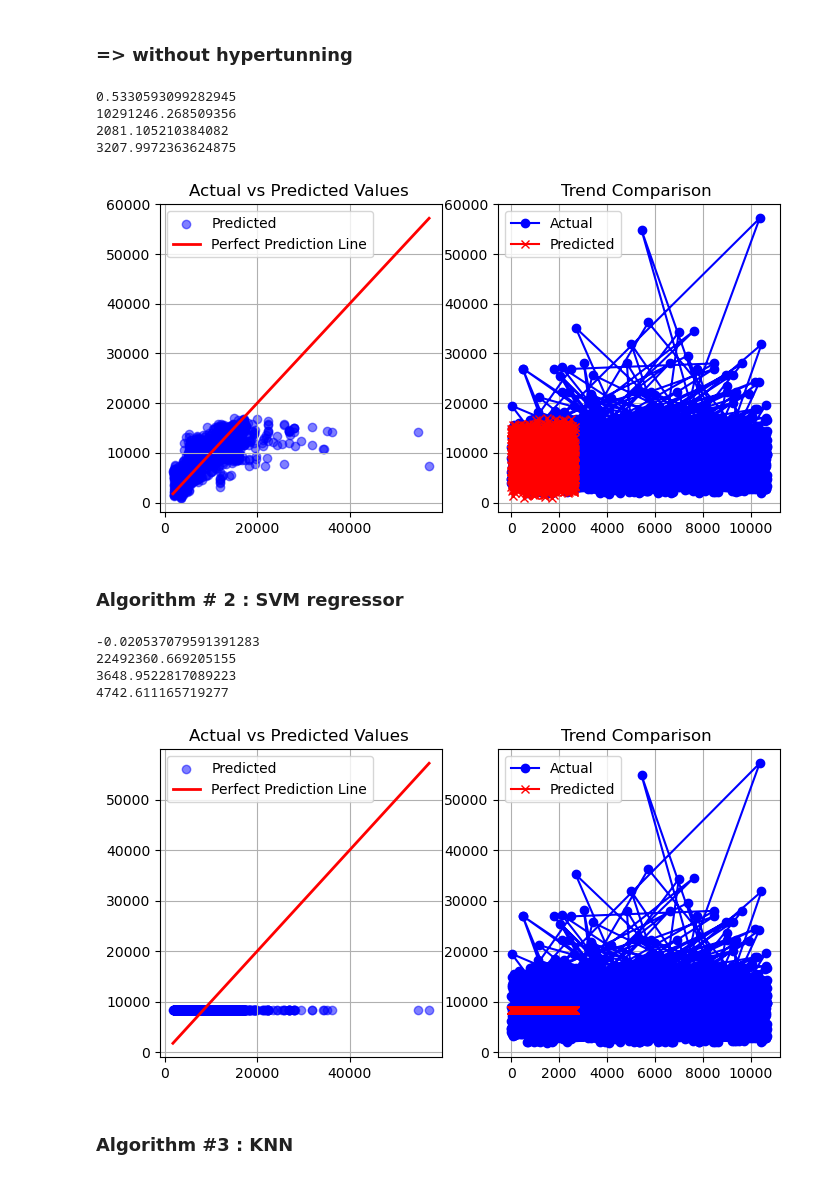
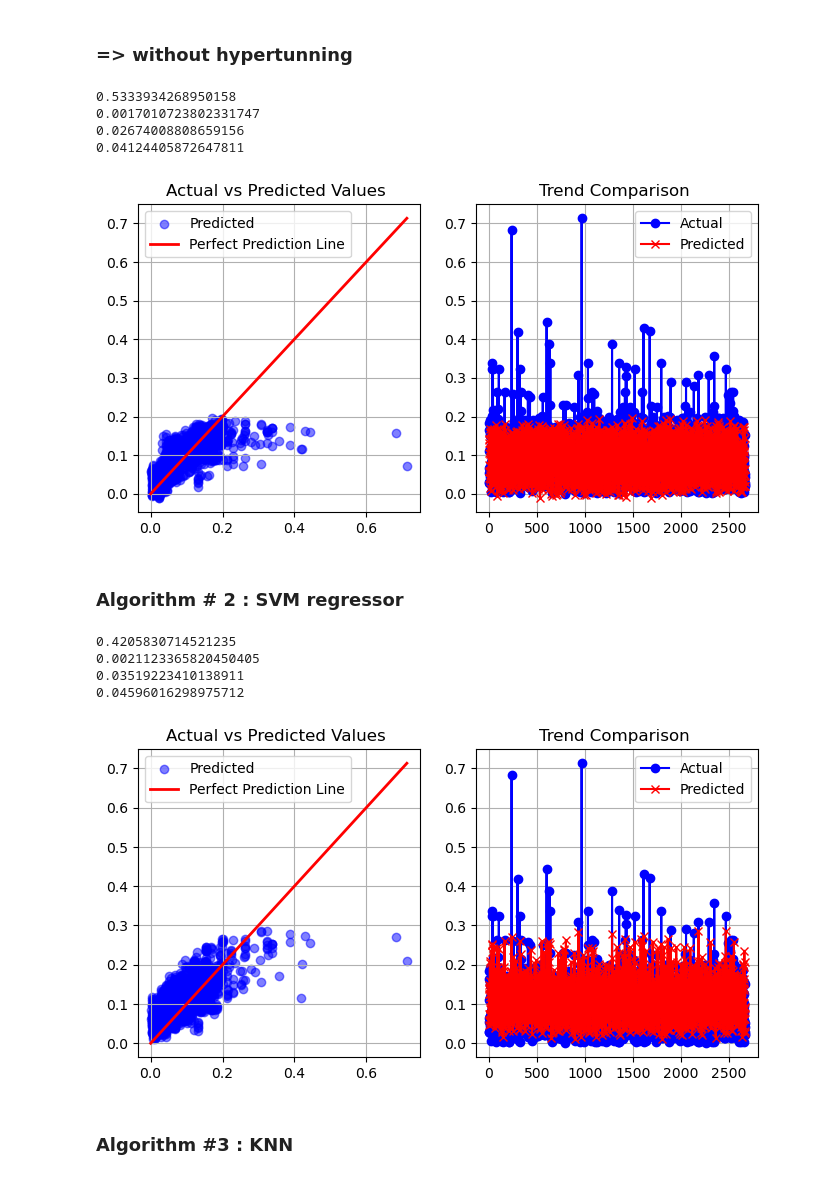
Before and after one commit to utsav87589/Flight-Price-EDA, a Jupyter notebook: notebooks/algos.ipynb, the cells around one changed output. Drawn from its saved outputs; the diff is of its cells as text; code cells hidden in the pictures.

```diff
--- a/notebooks/algos.ipynb
+++ b/notebooks/algos.ipynb
@@ -36,0 +41,3 @@ from sklearn.model_selection import train_test_split
+# %%
+#-----------for the distance based models
+X_train_distance, X_test_distance, y_train_distance, y_test_distance = data_load_to_split(path_for_distance_train, split = True)
@@ -37 +73,6 @@ from sklearn.model_selection import train_test_split
+# %%
+path_for_scaler_for_price = '../scalers/scaler_for_price_only.pkl'
+# %%
+import joblib
+scaler_price = joblib.load(path_for_scaler_for_price)
 # %% [markdown]
@@ -63,9 +107,17 @@ def plot_graphs(y_test, y_pred, title_suffix=""):
     plt.grid(True)
     plt.show()
 # %%
-def plot_and_pred(model) :
+def plot_and_pred(model, X_train, y_train, X_test, y_test, scaler = None) :
+
+    #------------- coomon in both parts
     model.fit(X_train, y_train)
     y_pred = model.predict(X_test)
+
+    #----------specifically for the distance models only
+    if scaler is not None :
+        y_pred = scaler.inverse_transform(np.array(y_pred).reshape(-1, 1))
+        y_test = scaler.inverse_transform(np.array(y_test).reshape(-1, 1))
+
     eval_metrices(y_test, y_pred)
     plot_graphs(y_test, y_pred)
 # %% [markdown]
@@ -80,13 +132,13 @@ def plot_and_pred(model) :
 from sklearn.linear_model import LinearRegression
 lr = LinearRegression()
 # %%
-plot_and_pred(lr)
+plot_and_pred(lr, X_train_distance, y_train_distance, X_test_distance, y_test_distance, scaler = scaler_price)
 # %% [output]
-0.5330593099282945
-10291246.268509356
-2081.105210384082
-3207.9972363624875
+0.5333934268950158
+0.0017010723802331747
+0.02674008808659156
+0.04124405872647811
-[figure, old version]
+[figure, new version]
 # %% [markdown]
 ### Algorithm # 2 : SVM regressor
 # %%
@@ -96,13 +148,13 @@ plot_and_pred(lr)
 from sklearn.svm import SVR
 svr = SVR()
 # %%
-plot_and_pred(svr)
+plot_and_pred(svr, X_train_distance, y_train_distance, X_test_distance, y_test_distance, scaler = scaler_price)
 # %% [output]
--0.020537079591391283
-22492360.669205155
-3648.9522817089223
-4742.611165719277
+0.4205830714521235
+0.0021123365820450405
+0.03519223410138911
+0.04596016298975712
-[figure, old version]
+[figure, new version]
 # %% [markdown]
 ### Algorithm #3 : KNN
 # %% [markdown]
```
Also changed, not shown: parts of 20 cells of this notebook, 6 other files.
